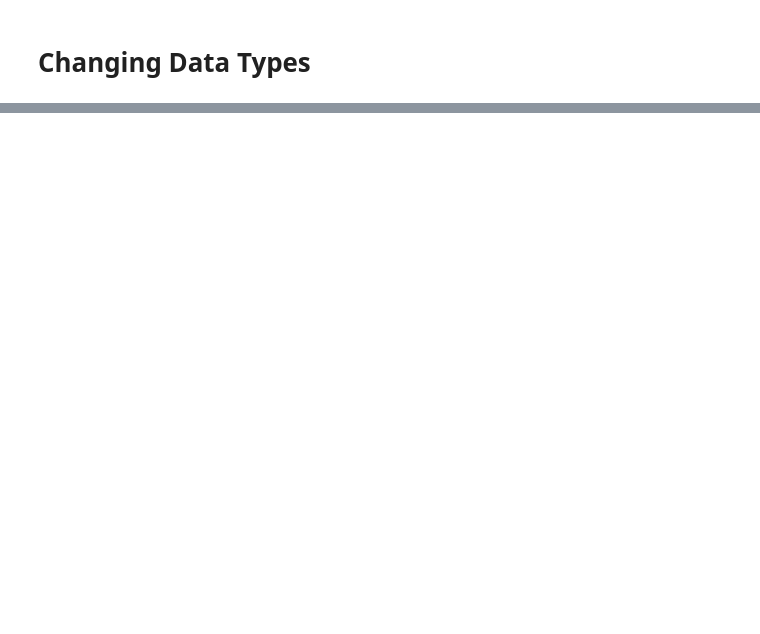
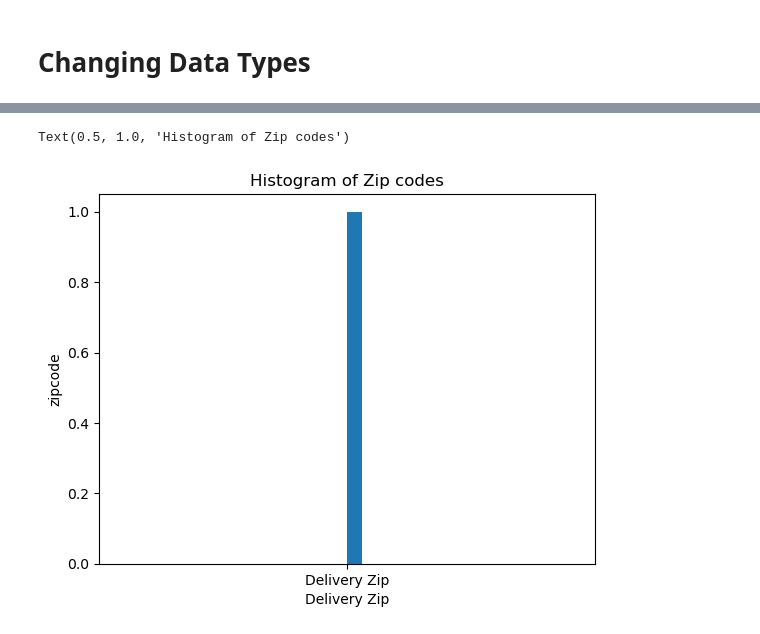
Before and after one commit to JoeBwonKenobi/Floral_Sales_Project, a Jupyter notebook: Floral_Data_Processing.ipynb, the cells around one changed output, grey strips where cells are left out. Cells and saved outputs as stored; diff of their text form; code cells hidden in the pictures; blank space fills up the shorter version.

```diff
--- a/Floral_Data_Processing.ipynb
+++ b/Floral_Data_Processing.ipynb
@@ -387,0 +199,8 @@ df.isna().sum().sum()
+# %%
+plt.hist('Delivery Zip', bins = 30)
+plt.xlabel('Delivery Zip')
+plt.ylabel('zipcode')
+plt.title('Histogram of Zip codes')
+# %% [output]
+Text(0.5, 1.0, 'Histogram of Zip codes')
+[figure, added]
```
Also changed, not shown: parts of 42 cells of this notebook.
